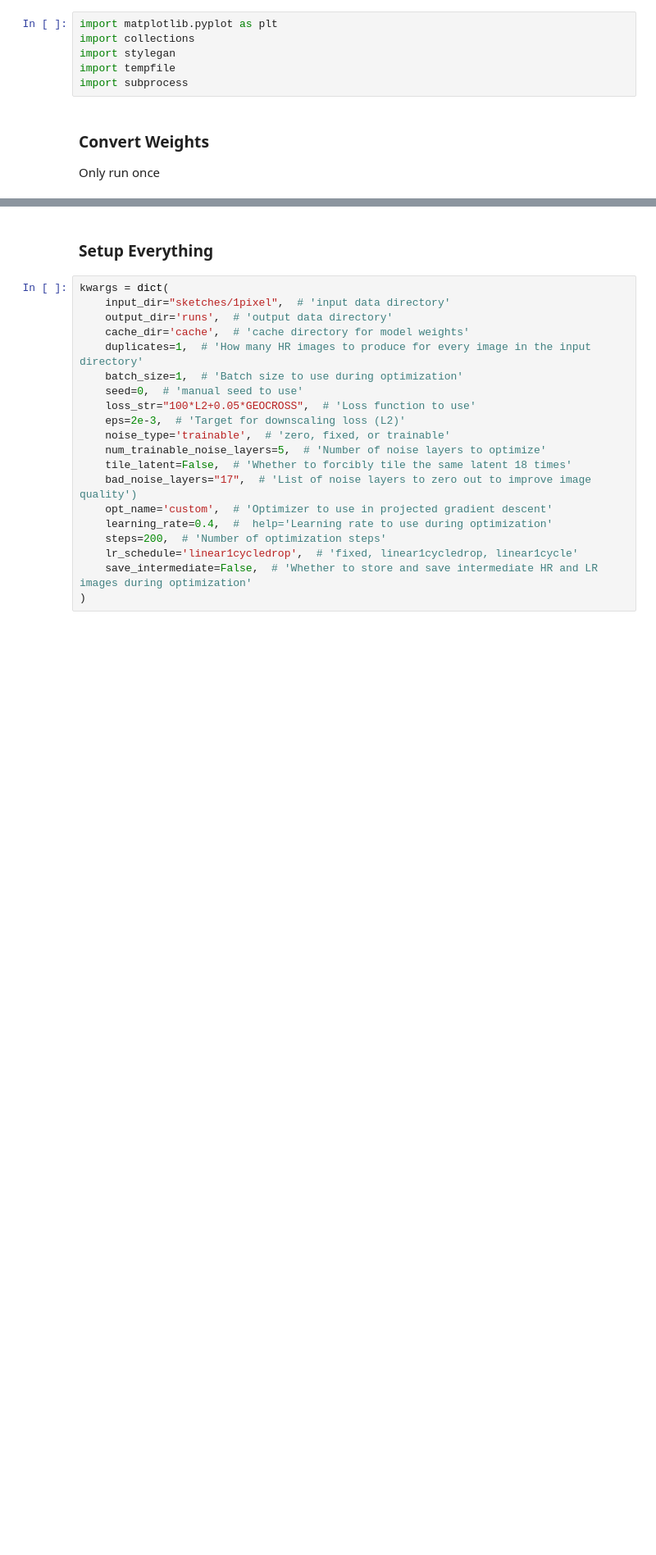
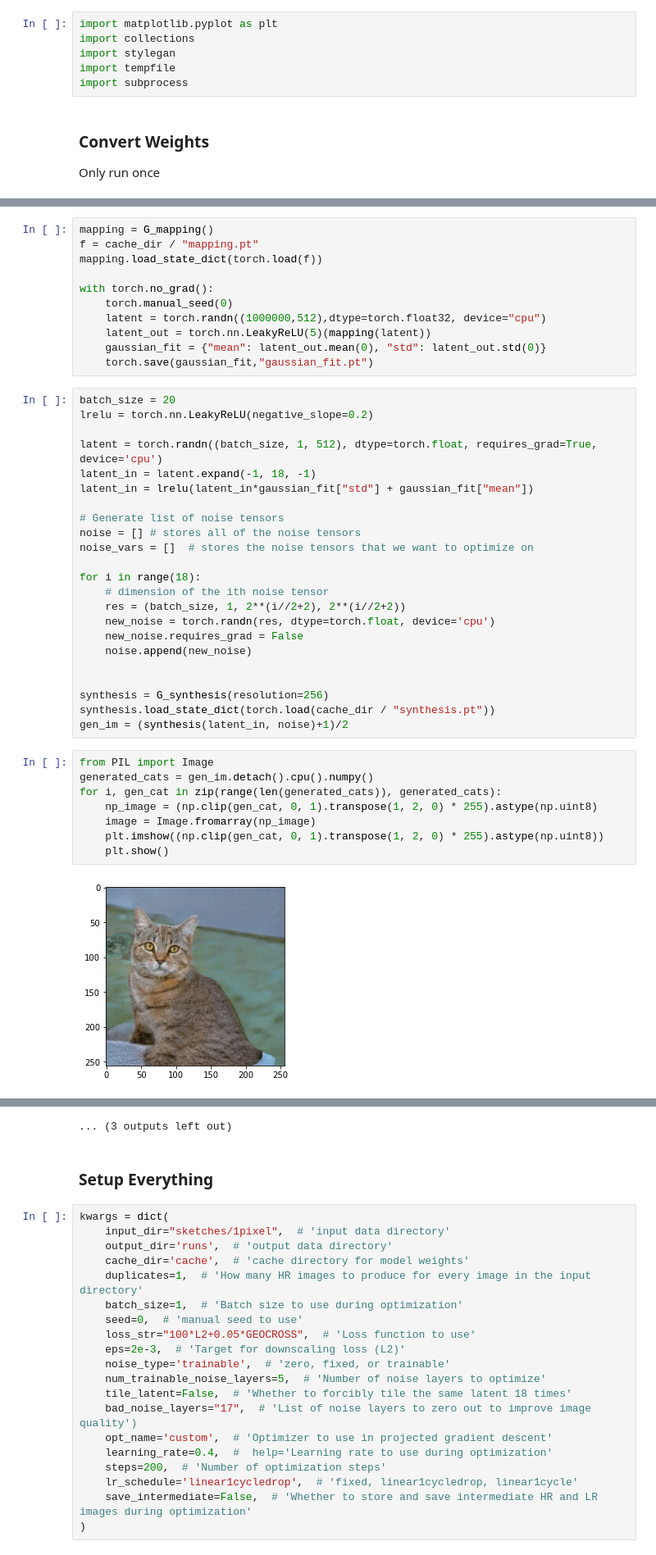
Before and after one commit to hackgoofer/sketch2cat-pulse, a Jupyter notebook: pulsing_cat.ipynb, the cells around one changed output, grey strips where cells are left out. Shown at 82% size. Saved outputs shown, nothing was run; the diff lists cells and outputs as text; blank space fills up the shorter version.

```diff
--- a/pulsing_cat.ipynb
+++ b/pulsing_cat.ipynb
@@ -52,0 +55,44 @@ torch.save(synthesis, "cache/synthesis.pt")
+# %%
+mapping = G_mapping()
+f = cache_dir / "mapping.pt"
+mapping.load_state_dict(torch.load(f))
+
+with torch.no_grad():
+    torch.manual_seed(0)
+    latent = torch.randn((1000000,512),dtype=torch.float32, device="cpu")
+    latent_out = torch.nn.LeakyReLU(5)(mapping(latent))
+    gaussian_fit = {"mean": latent_out.mean(0), "std": latent_out.std(0)}
+    torch.save(gaussian_fit,"gaussian_fit.pt")
+# %%
+batch_size = 20
+lrelu = torch.nn.LeakyReLU(negative_slope=0.2)
+
+latent = torch.randn((batch_size, 1, 512), dtype=torch.float, requires_grad=True, device='cpu')
+latent_in = latent.expand(-1, 18, -1)
+latent_in = lrelu(latent_in*gaussian_fit["std"] + gaussian_fit["mean"])
+
+# Generate list of noise tensors
+noise = [] # stores all of the noise tensors
+noise_vars = []  # stores the noise tensors that we want to optimize on
+
+for i in range(18):
+    # dimension of the ith noise tensor
+    res = (batch_size, 1, 2**(i//2+2), 2**(i//2+2))
+    new_noise = torch.randn(res, dtype=torch.float, device='cpu')
+    new_noise.requires_grad = False
+    noise.append(new_noise)
+
+
+synthesis = G_synthesis(resolution=256)
+synthesis.load_state_dict(torch.load(cache_dir / "synthesis.pt"))
+gen_im = (synthesis(latent_in, noise)+1)/2
+# %%
+from PIL import Image
+generated_cats = gen_im.detach().cpu().numpy()
+for i, gen_cat in zip(range(len(generated_cats)), generated_cats):
+    np_image = (np.clip(gen_cat, 0, 1).transpose(1, 2, 0) * 255).astype(np.uint8)
+    image = Image.fromarray(np_image)
+    plt.imshow((np.clip(gen_cat, 0, 1).transpose(1, 2, 0) * 255).astype(np.uint8))
+    plt.show()
+# %% [output]
+[figure, added]
@@ -53,3 +110,4 @@ torch.save(synthesis, "cache/synthesis.pt")
+... (3 outputs left out)
 # %% [markdown]
 ### Setup Everything
 # %%
```
Also changed, not shown: parts of 4 cells of this notebook, 3 other files.
